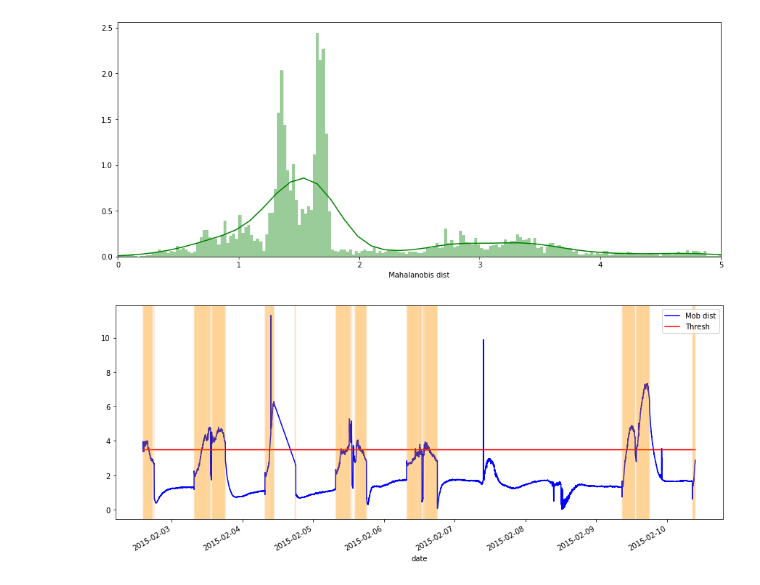
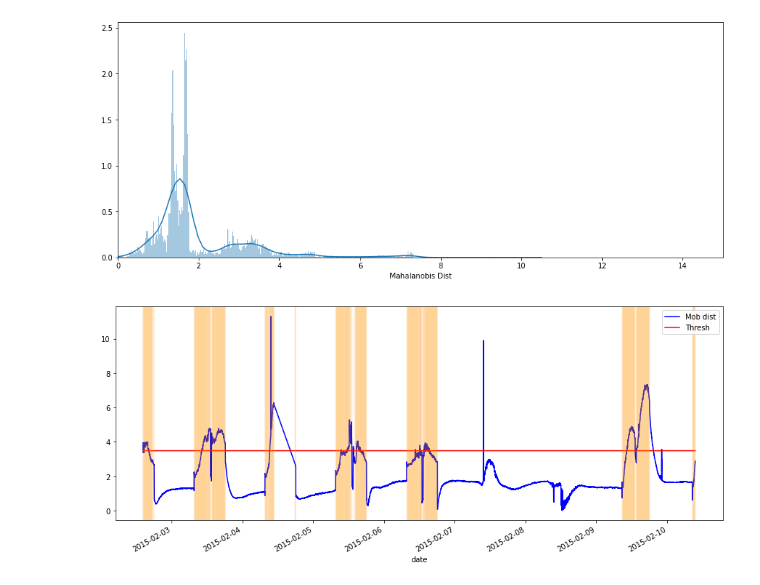
Before and after one commit to santitellez/Mahalanobis-AD, a Jupyter notebook: Mahalanobis-AD.ipynb, the cells around one changed output. Cells and saved outputs as stored; diff of their text form; code cells hidden in the pictures.

```diff
--- a/Mahalanobis-AD.ipynb
+++ b/Mahalanobis-AD.ipynb
@@ -54,4 +31,4 @@ def generate_PCA(train, train_full, test, n_components):
 # %%
-norm_train, norm_train_anomalies, norm_test = normalize_data(train_no_anomalies, train_anomalies, test)
+norm_train, norm_train_anomalies, norm_test = mad.normalize_data(train_no_anomalies, train_anomalies, test)
 
-pca_train, pca_train_anomalies, pca_test = generate_PCA(norm_train, norm_train_anomalies, norm_test, 2)
+pca_train, pca_train_anomalies, pca_test = mad.generate_PCA(norm_train, norm_train_anomalies, norm_test, 2)
@@ -90,12 +39,12 @@ x_train = np.array(pca_train.values)
 x_train_anomalies = np.array(pca_train_anomalies.values)
 x_test = np.array(pca_test.values)
 
-inv_cov_train = inv_cov_matrix(x_train)
+inv_cov_train = mad.inv_cov_matrix(x_train)
 
 means = x_train.mean(axis=0)
 
-mdist_train = calculate_M_distance(inv_cov_train, means, x_train)
-mdist_train_anomalies = calculate_M_distance(inv_cov_train, means, x_train_anomalies)
-mdist_test = calculate_M_distance(inv_cov_train, means, x_test)
+mdist_train = mad.calculate_M_distance(inv_cov_train, means, x_train)
+mdist_train_anomalies = mad.calculate_M_distance(inv_cov_train, means, x_train_anomalies)
+mdist_test = mad.calculate_M_distance(inv_cov_train, means, x_test)
 
-threshold = calculate_threshold(mdist_train, extreme = True)
+threshold = mad.calculate_threshold(mdist_train, extreme = True)
@@ -109,12 +51,7 @@ plt.xlim([0.0,15]);
-# %%
-plt.figure(figsize=(15, 6))
-sns.distplot(mdist_train_anomalies,
-             bins = 400,
-             color = 'green')
-plt.xlim([0.0,5])
-plt.xlabel('Mahalanobis dist');
-# %% [output]
-[figure, removed]
+# %%
+mad.plot_distances(mdist_train_anomalies)
+# %% [output]
+[figure, added]
 # %%
 # Label anomalies
 
```
Also changed, not shown: parts of 5 cells of this notebook, 12 other files.
